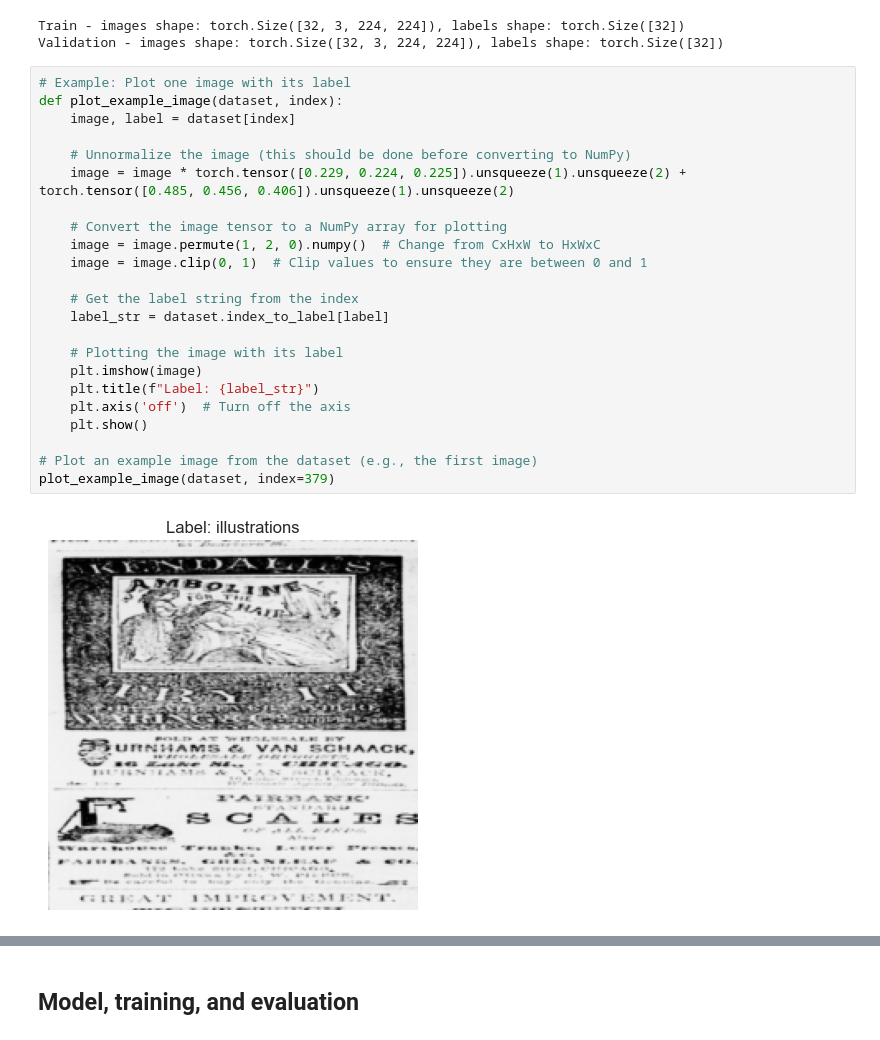
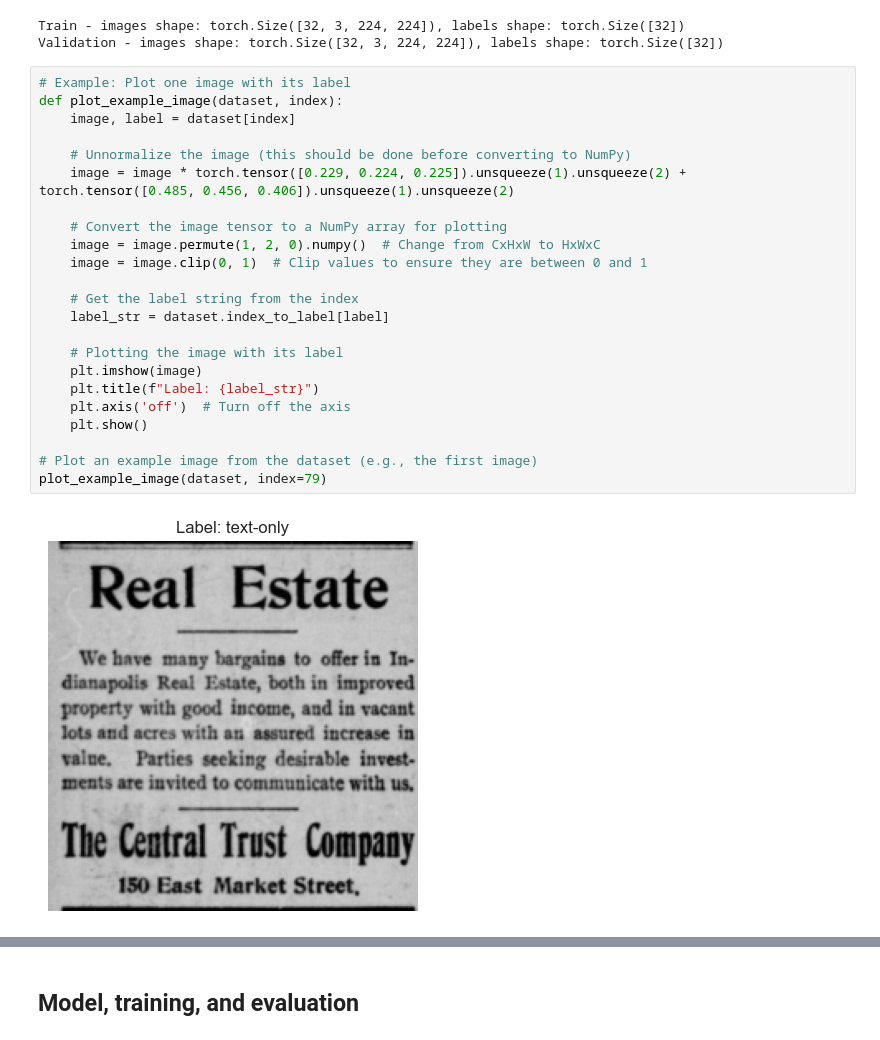
Before and after one commit to Giovanni1085/UNIBO_MachineLearning, a Jupyter notebook: 4_machine_vision.ipynb, the cells around one changed output, grey strips where cells are left out. Cells and saved outputs as stored; diff of their text form.

```diff
--- a/4_machine_vision.ipynb
+++ b/4_machine_vision.ipynb
@@ -109,28 +109,28 @@ Validation - images shape: torch.Size([32, 3, 224, 224]), labels shape: torch.Si
 # %%
 # Example: Plot one image with its label
 def plot_example_image(dataset, index):
     image, label = dataset[index]
 
     # Unnormalize the image (this should be done before converting to NumPy)
     image = image * torch.tensor([0.229, 0.224, 0.225]).unsqueeze(1).unsqueeze(2) + torch.tensor([0.485, 0.456, 0.406]).unsqueeze(1).unsqueeze(2)
 
     # Convert the image tensor to a NumPy array for plotting
     image = image.permute(1, 2, 0).numpy()  # Change from CxHxW to HxWxC
     image = image.clip(0, 1)  # Clip values to ensure they are between 0 and 1
 
     # Get the label string from the index
     label_str = dataset.index_to_label[label]
 
     # Plotting the image with its label
     plt.imshow(image)
     plt.title(f"Label: {label_str}")
     plt.axis('off')  # Turn off the axis
     plt.show()
 
 # Plot an example image from the dataset (e.g., the first image)
-plot_example_image(dataset, index=379)
+plot_example_image(dataset, index=79)
 # %% [output]
-[figure, old version]
+[figure, new version]
 # %% [markdown]
 We will use below a well-established architecture for machine vision tasks, called **ResNet18**. This is the smallest ResNet available. [The ResNet architecture was introduced in Kaiming He et al. in 2015](https://arxiv.org/abs/1512.03385).
 
```
Also changed, not shown: parts of 2 cells of this notebook, 1 other file.
